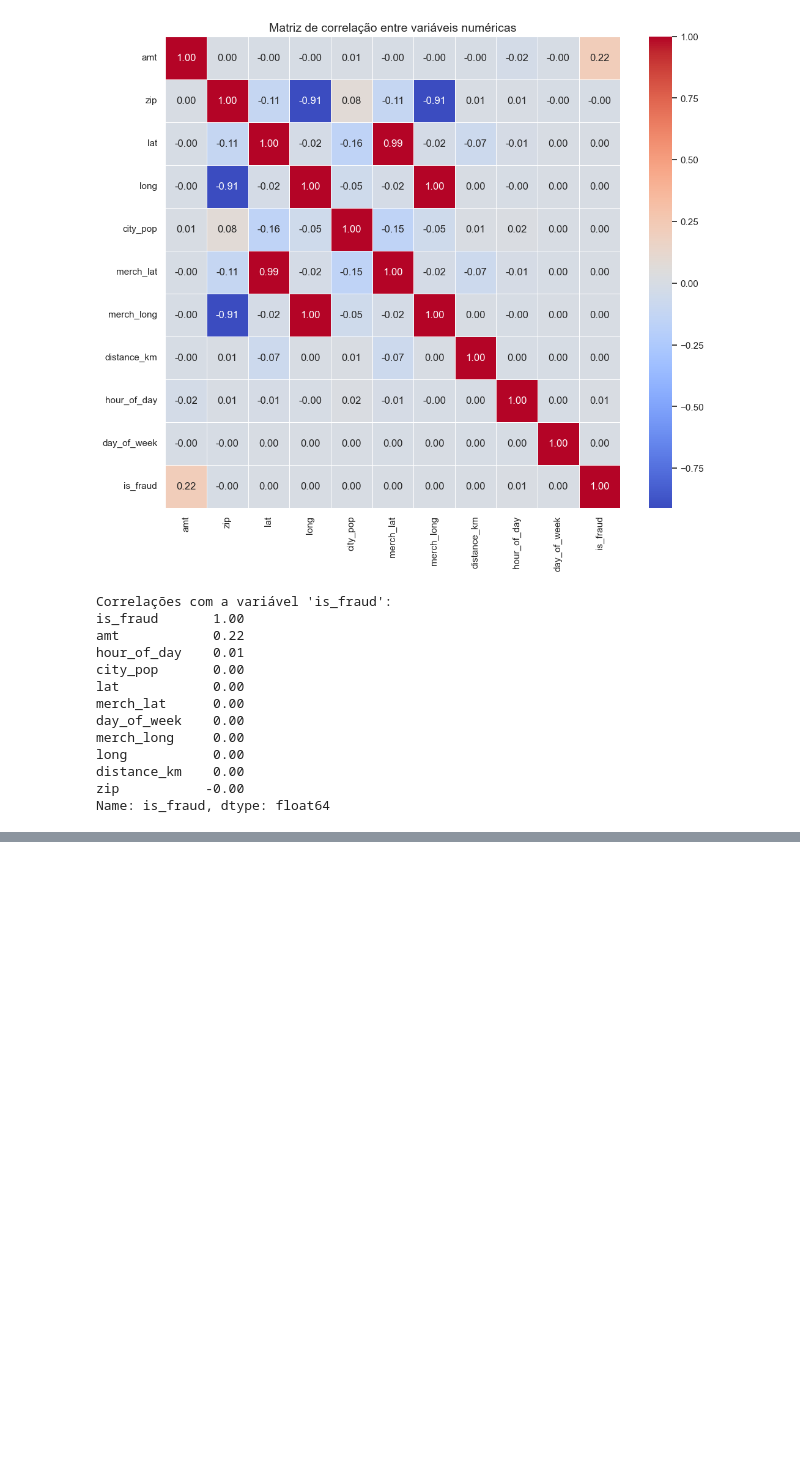
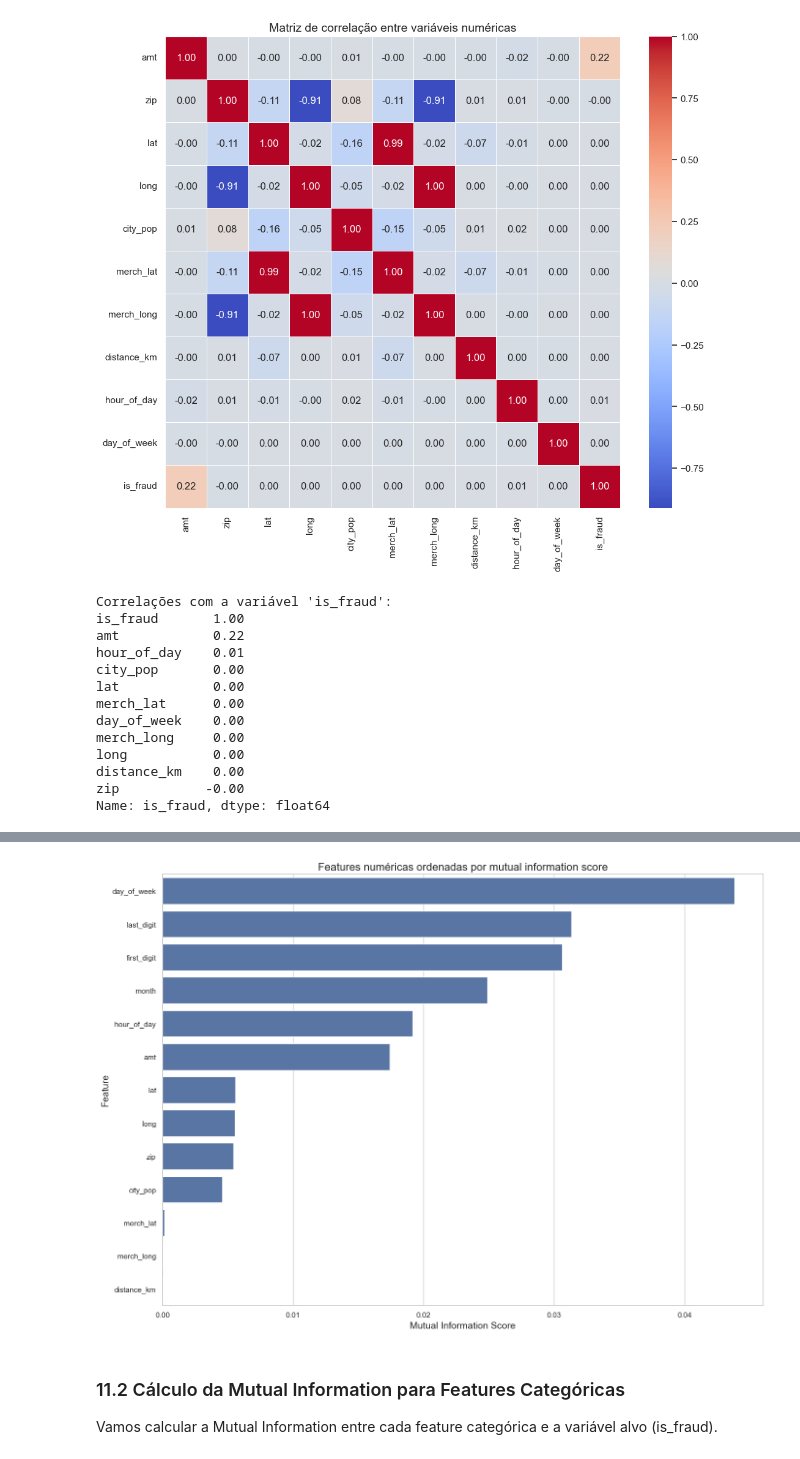
Before and after one commit to el-gabri/CASE_iFood, a Jupyter notebook: notebooks/01_exploratory_analysis.ipynb, the cells around one changed output, grey strips where cells are left out. Drawn from its saved outputs; the diff is of its cells as text; code cells hidden in the pictures; blank space fills up the shorter version.

Commit message:
Mutual information

```diff
--- a/notebooks/01_exploratory_analysis.ipynb
+++ b/notebooks/01_exploratory_analysis.ipynb
@@ -598,0 +612,2 @@ Name: is_fraud, dtype: float64
+# %%
+df = train_df.copy()
@@ -598,0 +647,19 @@ Name: is_fraud, dtype: float64
+# %%
+numeric_features = ['amt', 'zip', 'lat', 'long', 'city_pop', 'merch_lat', 'merch_long',
+                    'hour_of_day', 'day_of_week', 'month', # 'day_of_month', 'is_weekend', 'idade'
+                    'distance_km', 'first_digit', 'last_digit' ]
+
+# Preparar os dados para o cálculo da Mutual Information
+X_numeric = df[numeric_features].copy()
+y = df['is_fraud']
+
+# Calcular Mutual Information para features numéricas
+mi_scores = mutual_info_classif(X_numeric, y, random_state=42)
+
+# Criar DataFrame com scores
+mi_df = pd.DataFrame({'Feature': numeric_features, 'MI score': mi_scores})
+mi_df = mi_df.sort_values('MI score', ascending=False)
+
+# Mostrar os resultados
+print("Mutual information scores para features numéricas:")
+mi_df
@@ -598,0 +682,15 @@ Name: is_fraud, dtype: float64
+# %%
+# Visualizar top features com maior informação mútua
+plt.figure(figsize=(14, 10))
+sns.barplot(x='MI score', y='Feature', data=mi_df)
+plt.title('Features numéricas ordenadas por mutual information score', fontsize=16)
+plt.xlabel('Mutual Information Score', fontsize=14)
+plt.ylabel('Feature', fontsize=14)
+plt.tight_layout()
+plt.show()
+# %% [output]
+[figure, added]
+# %% [markdown]
+### 11.2 Cálculo da Mutual Information para Features Categóricas
+
+Vamos calcular a Mutual Information entre cada feature categórica e a variável alvo (is_fraud).
```
Also changed, not shown: parts of 19 cells of this notebook, 3 other files.
